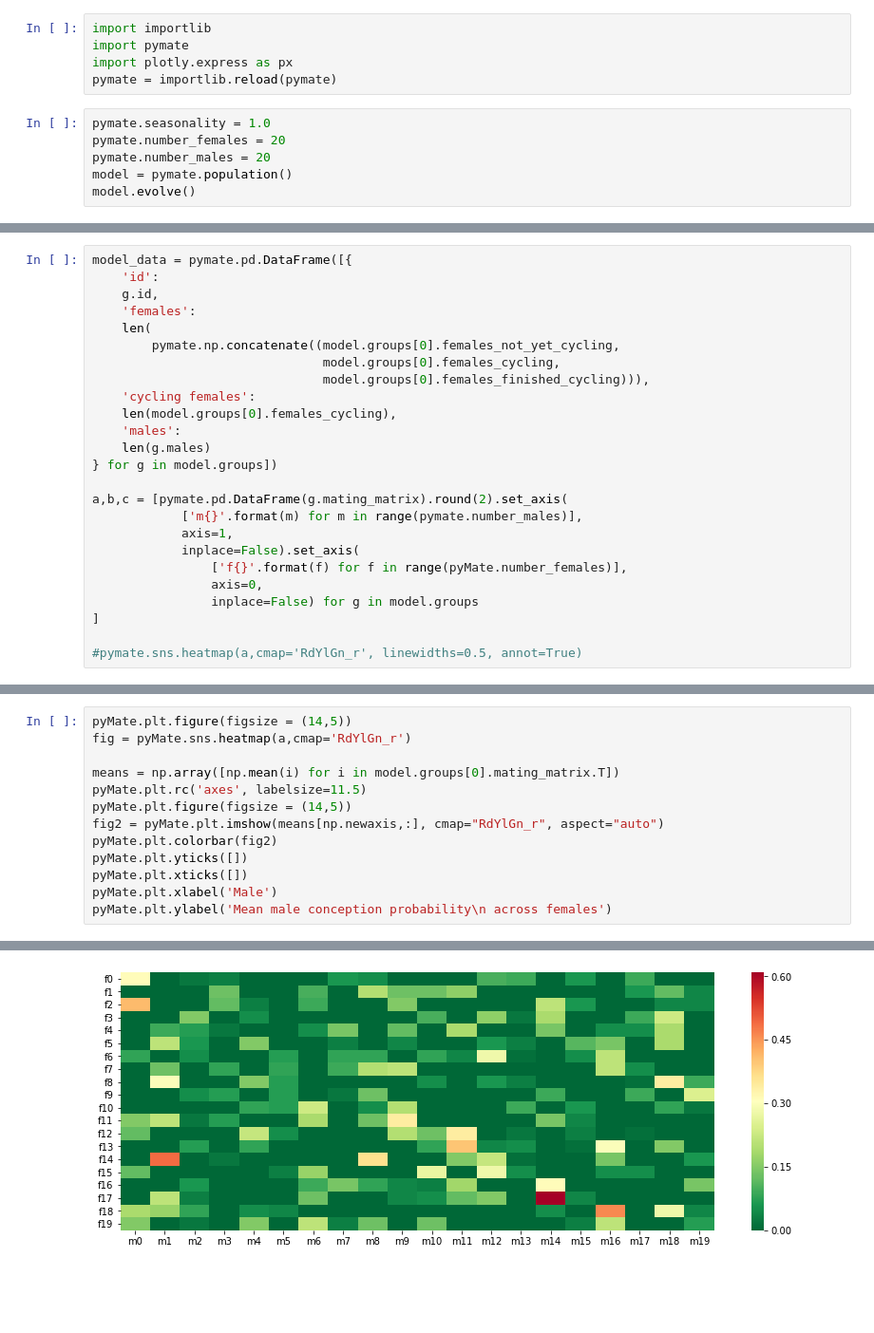
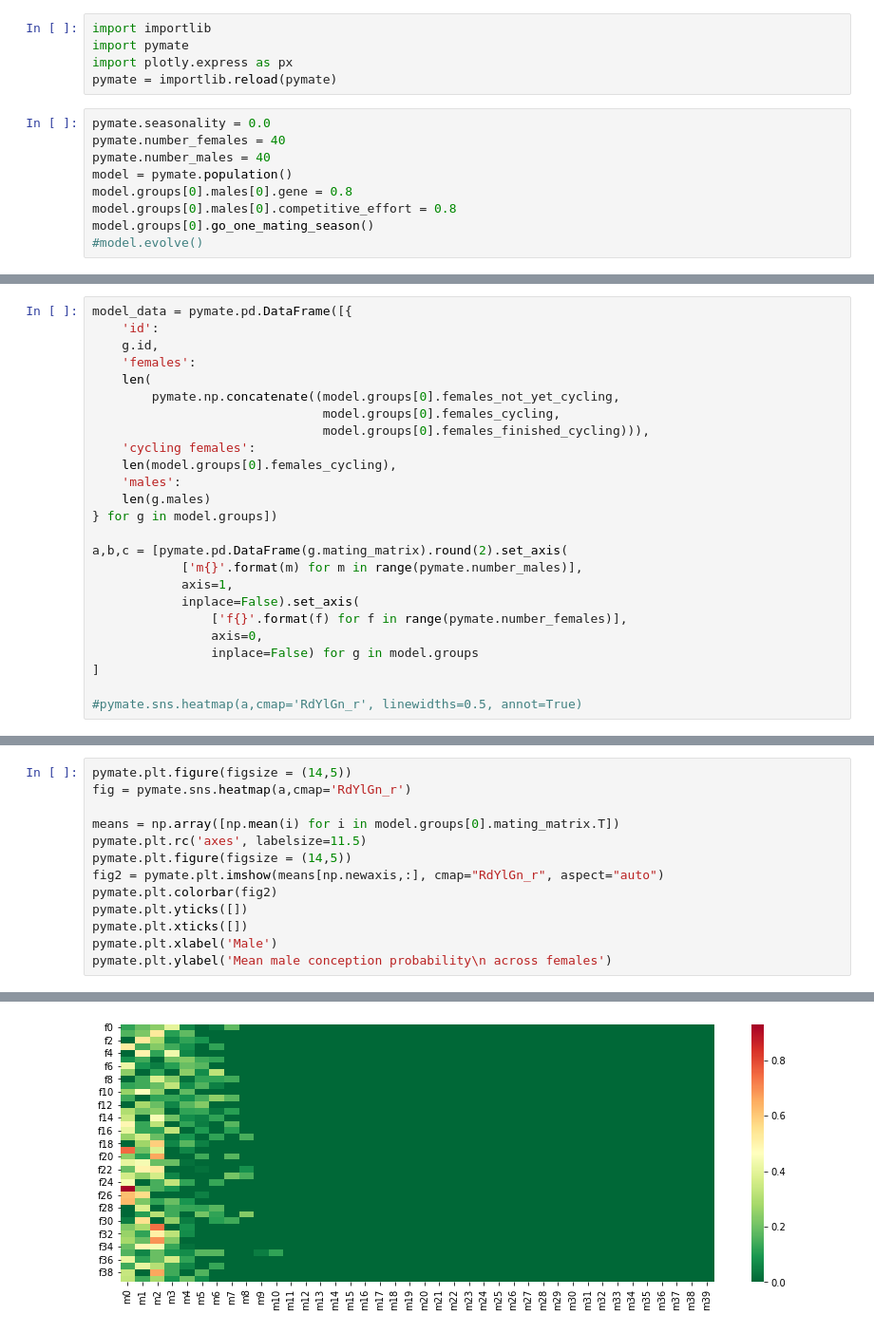
Before and after one commit to kevinrosenfield/FertilitySignalsABM, a Jupyter notebook: pymate_tests.ipynb, the cells around one changed output, grey strips where cells are left out. Shown at 95% size. Cells and saved outputs as stored; diff of their text form; blank space fills up the shorter version.

```diff
--- a/pymate_tests.ipynb
+++ b/pymate_tests.ipynb
@@ -4,8 +4,11 @@ import pymate
 import plotly.express as px
 pymate = importlib.reload(pymate)
 # %%
-pymate.seasonality = 1.0
-pymate.number_females = 20
-pymate.number_males = 20
+pymate.seasonality = 0.0
+pymate.number_females = 40
+pymate.number_males = 40
 model = pymate.population()
-model.evolve()
+model.groups[0].males[0].gene = 0.8
+model.groups[0].males[0].competitive_effort = 0.8
+model.groups[0].go_one_mating_season()
+#model.evolve()
@@ -47,7 +31,7 @@ a,b,c = [pymate.pd.DataFrame(g.mating_matrix).round(2).set_axis(
             ['m{}'.format(m) for m in range(pymate.number_males)],
             axis=1,
             inplace=False).set_axis(
-                ['f{}'.format(f) for f in range(pyMate.number_females)],
+                ['f{}'.format(f) for f in range(pymate.number_females)],
                 axis=0,
                 inplace=False) for g in model.groups
 ]
@@ -114,16 +97,16 @@ female_data
 # %%
-pyMate.plt.figure(figsize = (14,5))
-fig = pyMate.sns.heatmap(a,cmap='RdYlGn_r')
+pymate.plt.figure(figsize = (14,5))
+fig = pymate.sns.heatmap(a,cmap='RdYlGn_r')
 
 means = np.array([np.mean(i) for i in model.groups[0].mating_matrix.T])
-pyMate.plt.rc('axes', labelsize=11.5)
-pyMate.plt.figure(figsize = (14,5))
-fig2 = pyMate.plt.imshow(means[np.newaxis,:], cmap="RdYlGn_r", aspect="auto")
-pyMate.plt.colorbar(fig2)
-pyMate.plt.yticks([])
-pyMate.plt.xticks([])
-pyMate.plt.xlabel('Male')
-pyMate.plt.ylabel('Mean male conception probability\n across females')
+pymate.plt.rc('axes', labelsize=11.5)
+pymate.plt.figure(figsize = (14,5))
+fig2 = pymate.plt.imshow(means[np.newaxis,:], cmap="RdYlGn_r", aspect="auto")
+pymate.plt.colorbar(fig2)
+pymate.plt.yticks([])
+pymate.plt.xticks([])
+pymate.plt.xlabel('Male')
+pymate.plt.ylabel('Mean male conception probability\n across females')
 # %% [output]
 Text(0, 0.5, 'Mean male conception probability\n across females')
-[figure, old version]
+[figure, new version]
```
Also changed, not shown: parts of 9 cells of this notebook, 2 other files.
